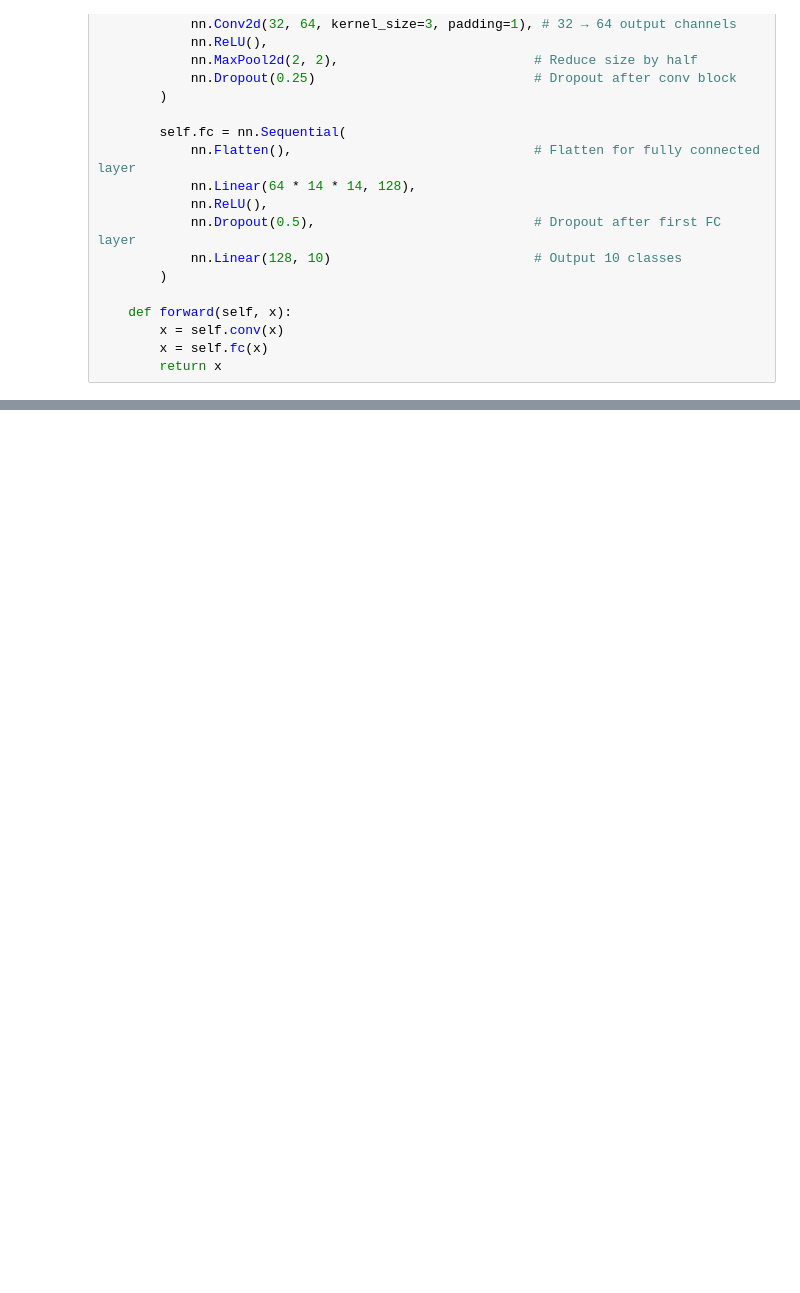
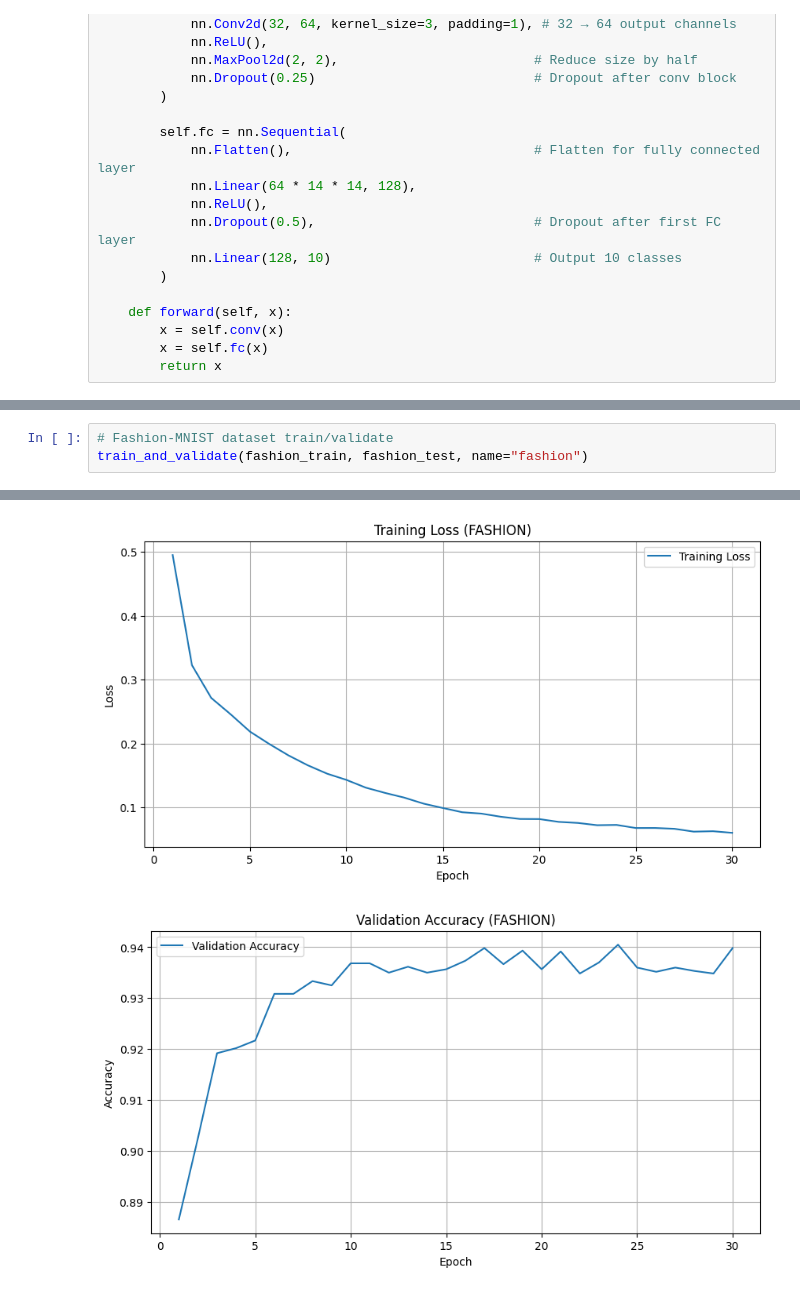
Before and after one commit to crazycat948/Custom-CNN-Project, a Jupyter notebook: CustomCNN_MNIST_FashionMNIST.ipynb, the cells around one changed output, grey strips where cells are left out. Drawn from its saved outputs; the diff is of its cells as text; blank space fills up the shorter version.

```diff
--- a/CustomCNN_MNIST_FashionMNIST.ipynb
+++ b/CustomCNN_MNIST_FashionMNIST.ipynb
@@ -137,0 +133,4 @@ plt.show()
+# %%
+# Fashion-MNIST dataset train/validate
+train_and_validate(fashion_train, fashion_test, name="fashion")
+# %% [output]
@@ -137,0 +154,2 @@ plt.show()
+[figure, added]
+[figure, added]
```
Also changed, not shown: parts of 10 cells of this notebook.
